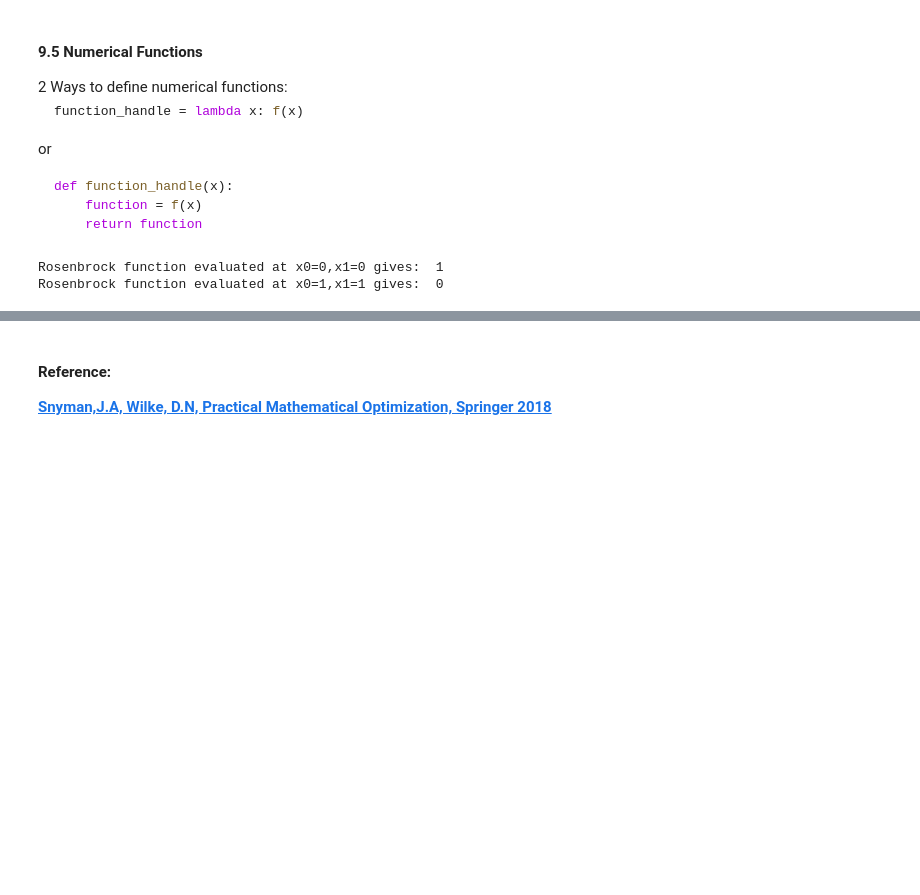
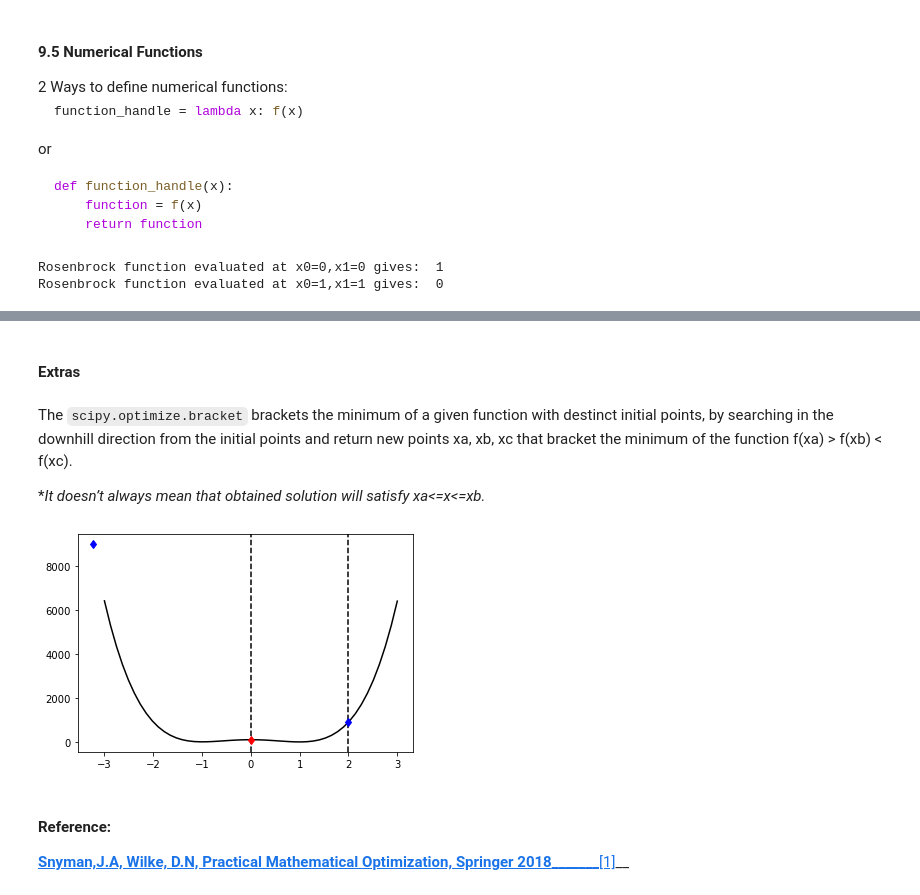
Before and after one commit to brendanm9t/python-machine-learning-essentials, a Jupyter notebook: Fundamentals/PMO_9.ipynb, the cells around one changed output, grey strips where cells are left out. Saved outputs shown, nothing was run; the diff lists cells and outputs as text; code cells hidden in the pictures; blank space fills up the shorter version.

````diff
--- a/Fundamentals/PMO_9.ipynb
+++ b/Fundamentals/PMO_9.ipynb
@@ -299,3 +501,29 @@ Rosenbrock function evaluated at x0=1,x1=1 gives:  0
+# %% [markdown]
+<h4> Extras</h4>
+# %% [markdown]
+The ```scipy.optimize.bracket``` brackets the minimum of a given function with destinct initial points, by searching in the downhill direction from the initial points and return new points xa, xb, xc that bracket the minimum of the function f(xa) > f(xb) < f(xc).
+
+
+**It doesn’t always mean that obtained solution will satisfy xa<=x<=xb.*
+# %%
+def g(x):
+
+    return (x - 1)**2 + 100*(x**2 - 1)**2
+
+x = np.linspace(-3, 3)
+y = g(x)
+init_xa, init_xb = 0, 2
+
+xa, xb, xc, fa, fb, fc, funcalls = sp.bracket(g, xa=init_xa, xb=init_xb)
+plt.axvline(x=init_xa, color='k', linestyle='--')
+plt.axvline(x=init_xb, color='k', linestyle='--')
+plt.plot(x, y, '-k')
+plt.plot(xa, fa, 'bd')
+plt.plot(xb, fb, 'rd')
+plt.plot(xc, fc, 'bd')
+plt.show()
+# %% [output]
+[figure, added]
 # %% [markdown]
 #### Reference:
-__<a href="https://www.springer.com/gp/book/9783319775852">Snyman,J.A, Wilke, D.N, Practical Mathematical Optimization, Springer 2018</a>__
+__<a href="https://www.springer.com/gp/book/9783319775852">Snyman,J.A, Wilke, D.N, Practical Mathematical Optimization, Springer 2018_________[1]</a>__
````
Also changed, not shown: parts of 19 cells of this notebook.
